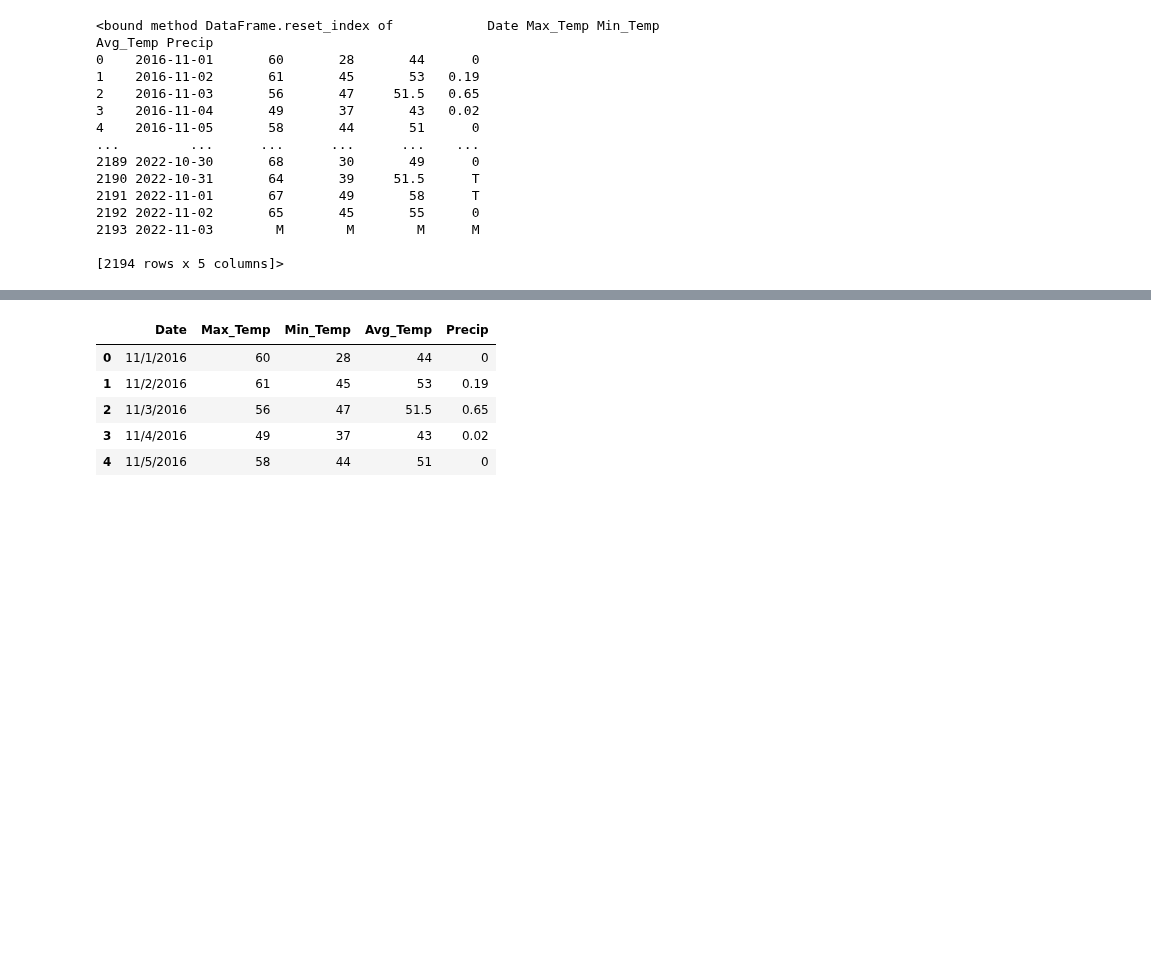
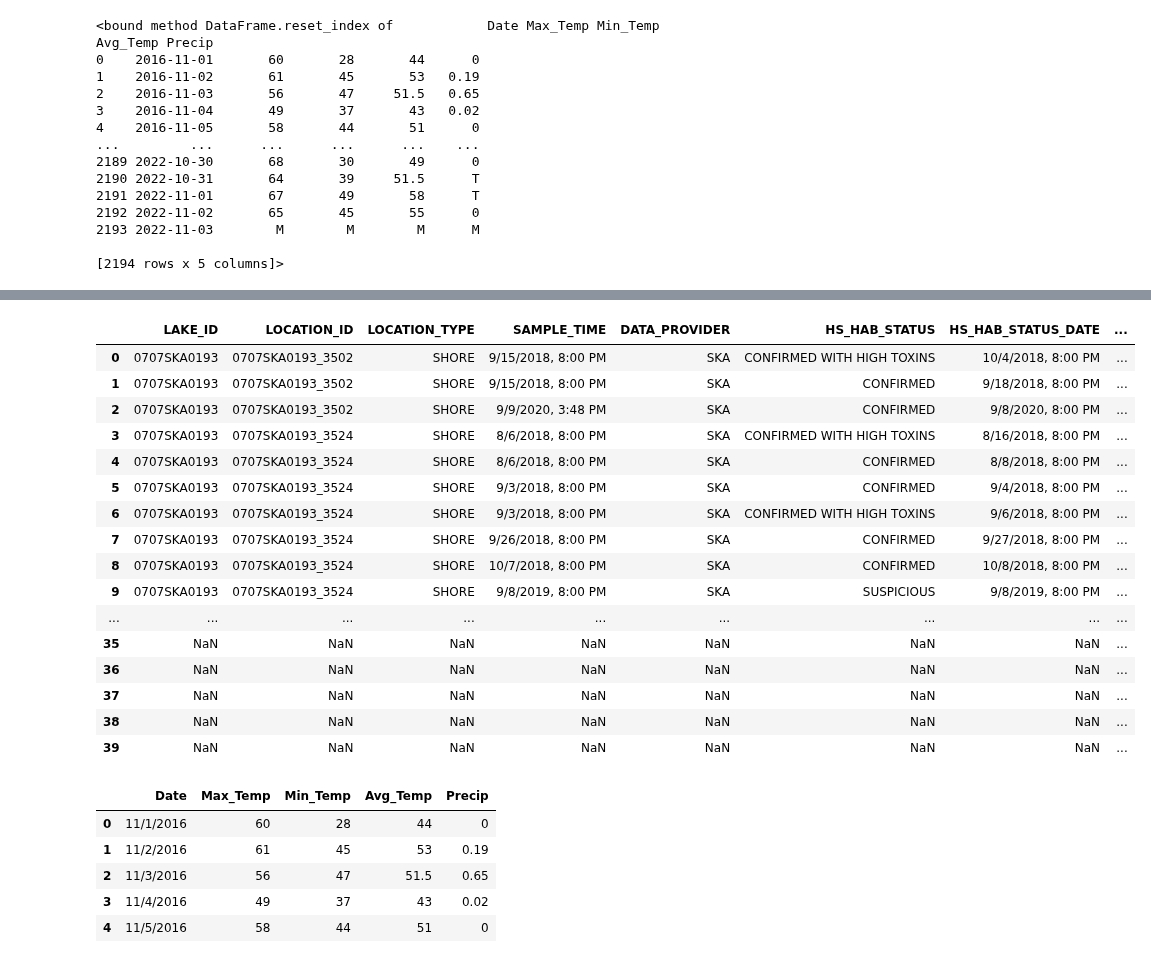
Before and after one commit to ChrisHarvey21/HABs, a Jupyter notebook: HABs.ipynb, the cells around one changed output, grey strips where cells are left out. Saved outputs shown, nothing was run; the diff lists cells and outputs as text; code cells hidden in the pictures; blank space fills up the shorter version.

```diff
--- a/HABs.ipynb
+++ b/HABs.ipynb
@@ -166,3 +155,27 @@ df1.head()
+# %%
+#merge data sets together
+
+merge = pd.merge(df1, df2, how='outer', on = 'Date')
+# %%
+merge.head(40)
+# %% [output]
+|  | LAKE_ID | LOCATION_ID | LOCATION_TYPE | SAMPLE_TIME | DATA_PROVIDER | HS_HAB_STATUS | HS_HAB_STATUS_DATE | ... |
+| 0 | 0707SKA0193 | 0707SKA0193_3502 | SHORE | 9/15/2018, 8:00 PM | SKA | CONFIRMED WITH HIGH TOXINS | 10/4/2018, 8:00 PM | ... |
+| 1 | 0707SKA0193 | 0707SKA0193_3502 | SHORE | 9/15/2018, 8:00 PM | SKA | CONFIRMED | 9/18/2018, 8:00 PM | ... |
+| 2 | 0707SKA0193 | 0707SKA0193_3502 | SHORE | 9/9/2020, 3:48 PM | SKA | CONFIRMED | 9/8/2020, 8:00 PM | ... |
+| 3 | 0707SKA0193 | 0707SKA0193_3524 | SHORE | 8/6/2018, 8:00 PM | SKA | CONFIRMED WITH HIGH TOXINS | 8/16/2018, 8:00 PM | ... |
+| 4 | 0707SKA0193 | 0707SKA0193_3524 | SHORE | 8/6/2018, 8:00 PM | SKA | CONFIRMED | 8/8/2018, 8:00 PM | ... |
+| 5 | 0707SKA0193 | 0707SKA0193_3524 | SHORE | 9/3/2018, 8:00 PM | SKA | CONFIRMED | 9/4/2018, 8:00 PM | ... |
+| 6 | 0707SKA0193 | 0707SKA0193_3524 | SHORE | 9/3/2018, 8:00 PM | SKA | CONFIRMED WITH HIGH TOXINS | 9/6/2018, 8:00 PM | ... |
+| 7 | 0707SKA0193 | 0707SKA0193_3524 | SHORE | 9/26/2018, 8:00 PM | SKA | CONFIRMED | 9/27/2018, 8:00 PM | ... |
+| 8 | 0707SKA0193 | 0707SKA0193_3524 | SHORE | 10/7/2018, 8:00 PM | SKA | CONFIRMED | 10/8/2018, 8:00 PM | ... |
+| 9 | 0707SKA0193 | 0707SKA0193_3524 | SHORE | 9/8/2019, 8:00 PM | SKA | SUSPICIOUS | 9/8/2019, 8:00 PM | ... |
+| ... | ... | ... | ... | ... | ... | ... | ... | ... |
+| 35 | NaN | NaN | NaN | NaN | NaN | NaN | NaN | ... |
+| 36 | NaN | NaN | NaN | NaN | NaN | NaN | NaN | ... |
+| 37 | NaN | NaN | NaN | NaN | NaN | NaN | NaN | ... |
+| 38 | NaN | NaN | NaN | NaN | NaN | NaN | NaN | ... |
+| 39 | NaN | NaN | NaN | NaN | NaN | NaN | NaN | ... |
 # %%
 df2.head()
 # %% [output]
```
Also changed, not shown: parts of 1 cell of this notebook.
